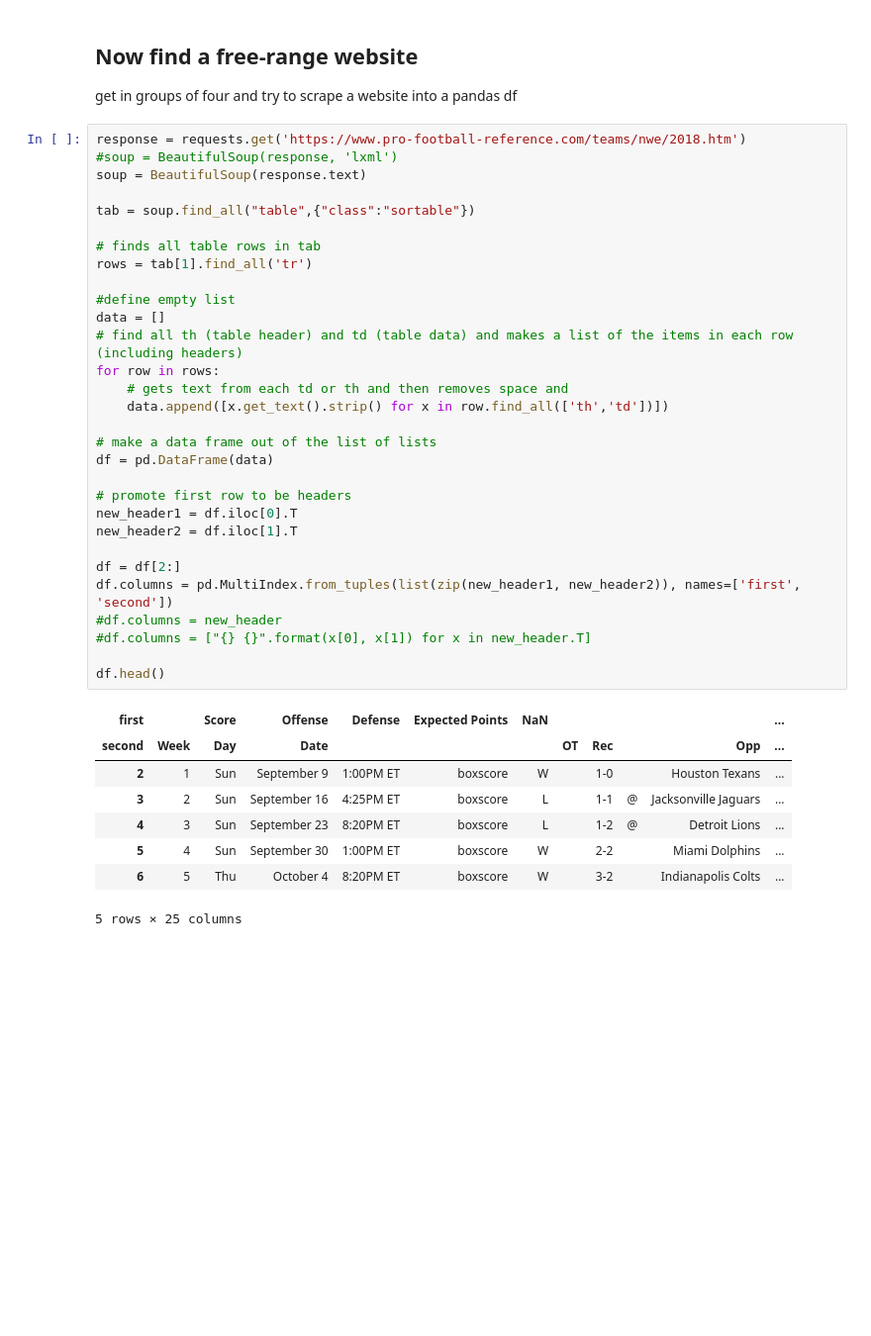
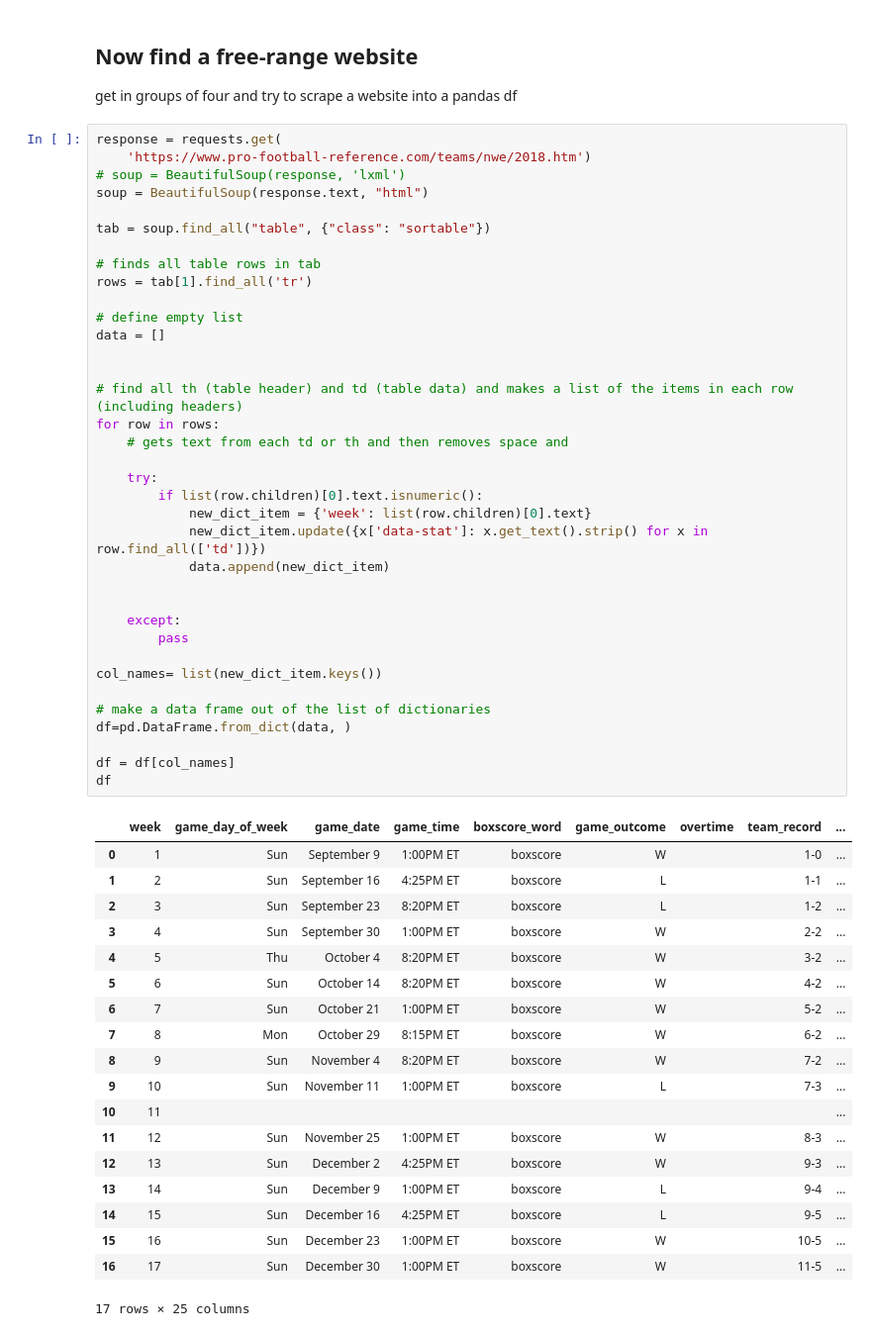
Before and after one commit to JonSolow/dc_ds_04_22_19, a Jupyter notebook: module_2/week_1/day_19_lecture_1_webscraping/web-scraping-Jon.ipynb, the cells around one changed output. Shown: that part at 99% size. Saved outputs shown, nothing was run; the diff lists cells and outputs as text; blank space fills up the shorter version.

```diff
--- a/module_2/week_1/day_19_lecture_1_webscraping/web-scraping-Jon.ipynb
+++ b/module_2/week_1/day_19_lecture_1_webscraping/web-scraping-Jon.ipynb
@@ -214,41 +208,58 @@ AttributeError: 'NavigableString' object has no attribute 'prettify'
 
 get in groups of four and try to scrape a website into a pandas df
 # %%
-response = requests.get('https://www.pro-football-reference.com/teams/nwe/2018.htm')
-#soup = BeautifulSoup(response, 'lxml')
-soup = BeautifulSoup(response.text)
+response = requests.get(
+    'https://www.pro-football-reference.com/teams/nwe/2018.htm')
+# soup = BeautifulSoup(response, 'lxml')
+soup = BeautifulSoup(response.text, "html")
 
-tab = soup.find_all("table",{"class":"sortable"})
+tab = soup.find_all("table", {"class": "sortable"})
 
 # finds all table rows in tab
 rows = tab[1].find_all('tr')
 
-#define empty list
+# define empty list
 data = []
+
+
 # find all th (table header) and td (table data) and makes a list of the items in each row (including headers)
 for row in rows:
     # gets text from each td or th and then removes space and
-    data.append([x.get_text().strip() for x in row.find_all(['th','td'])])
 
-# make a data frame out of the list of lists
-df = pd.DataFrame(data)
+    try:
+        if list(row.children)[0].text.isnumeric():
+            new_dict_item = {'week': list(row.children)[0].text}
+            new_dict_item.update({x['data-stat']: x.get_text().strip() for x in row.find_all(['td'])})
+            data.append(new_dict_item)
 
-# promote first row to be headers
-new_header1 = df.iloc[0].T
-new_header2 = df.iloc[1].T
 
-df = df[2:]
-df.columns = pd.MultiIndex.from_tuples(list(zip(new_header1, new_header2)), names=['first', 'second'])
-#df.columns = new_header
-#df.columns = ["{} {}".format(x[0], x[1]) for x in new_header.T]
+    except:
+        pass
 
-df.head()
+col_names= list(new_dict_item.keys())
+
+# make a data frame out of the list of dictionaries
+df=pd.DataFrame.from_dict(data, )
+
+df = df[col_names]
+df
 # %% [output]
-| first |  | Score | Offense | Defense | Expected Points | NaN |  |  |  |  | ... |
-| second | Week | Day | Date |  |  |  | OT | Rec |  | Opp | ... |
-| 2 | 1 | Sun | September 9 | 1:00PM ET | boxscore | W |  | 1-0 |  | Houston Texans | ... |
-| 3 | 2 | Sun | September 16 | 4:25PM ET | boxscore | L |  | 1-1 | @ | Jacksonville Jaguars | ... |
-| 4 | 3 | Sun | September 23 | 8:20PM ET | boxscore | L |  | 1-2 | @ | Detroit Lions | ... |
-| 5 | 4 | Sun | September 30 | 1:00PM ET | boxscore | W |  | 2-2 |  | Miami Dolphins | ... |
-| 6 | 5 | Thu | October 4 | 8:20PM ET | boxscore | W |  | 3-2 |  | Indianapolis Colts | ... |
+|  | week | game_day_of_week | game_date | game_time | boxscore_word | game_outcome | overtime | team_record | ... |
+| 0 | 1 | Sun | September 9 | 1:00PM ET | boxscore | W |  | 1-0 | ... |
+| 1 | 2 | Sun | September 16 | 4:25PM ET | boxscore | L |  | 1-1 | ... |
+| 2 | 3 | Sun | September 23 | 8:20PM ET | boxscore | L |  | 1-2 | ... |
+| 3 | 4 | Sun | September 30 | 1:00PM ET | boxscore | W |  | 2-2 | ... |
+| 4 | 5 | Thu | October 4 | 8:20PM ET | boxscore | W |  | 3-2 | ... |
+| 5 | 6 | Sun | October 14 | 8:20PM ET | boxscore | W |  | 4-2 | ... |
+| 6 | 7 | Sun | October 21 | 1:00PM ET | boxscore | W |  | 5-2 | ... |
+| 7 | 8 | Mon | October 29 | 8:15PM ET | boxscore | W |  | 6-2 | ... |
+| 8 | 9 | Sun | November 4 | 8:20PM ET | boxscore | W |  | 7-2 | ... |
+| 9 | 10 | Sun | November 11 | 1:00PM ET | boxscore | L |  | 7-3 | ... |
+| 10 | 11 |  |  |  |  |  |  |  | ... |
+| 11 | 12 | Sun | November 25 | 1:00PM ET | boxscore | W |  | 8-3 | ... |
+| 12 | 13 | Sun | December 2 | 4:25PM ET | boxscore | W |  | 9-3 | ... |
+| 13 | 14 | Sun | December 9 | 1:00PM ET | boxscore | L |  | 9-4 | ... |
+| 14 | 15 | Sun | December 16 | 4:25PM ET | boxscore | L |  | 9-5 | ... |
+| 15 | 16 | Sun | December 23 | 1:00PM ET | boxscore | W |  | 10-5 | ... |
+| 16 | 17 | Sun | December 30 | 1:00PM ET | boxscore | W |  | 11-5 | ... |
-5 rows × 25 columns
+17 rows × 25 columns
```
Also changed, not shown: parts of 4 cells of this notebook.
